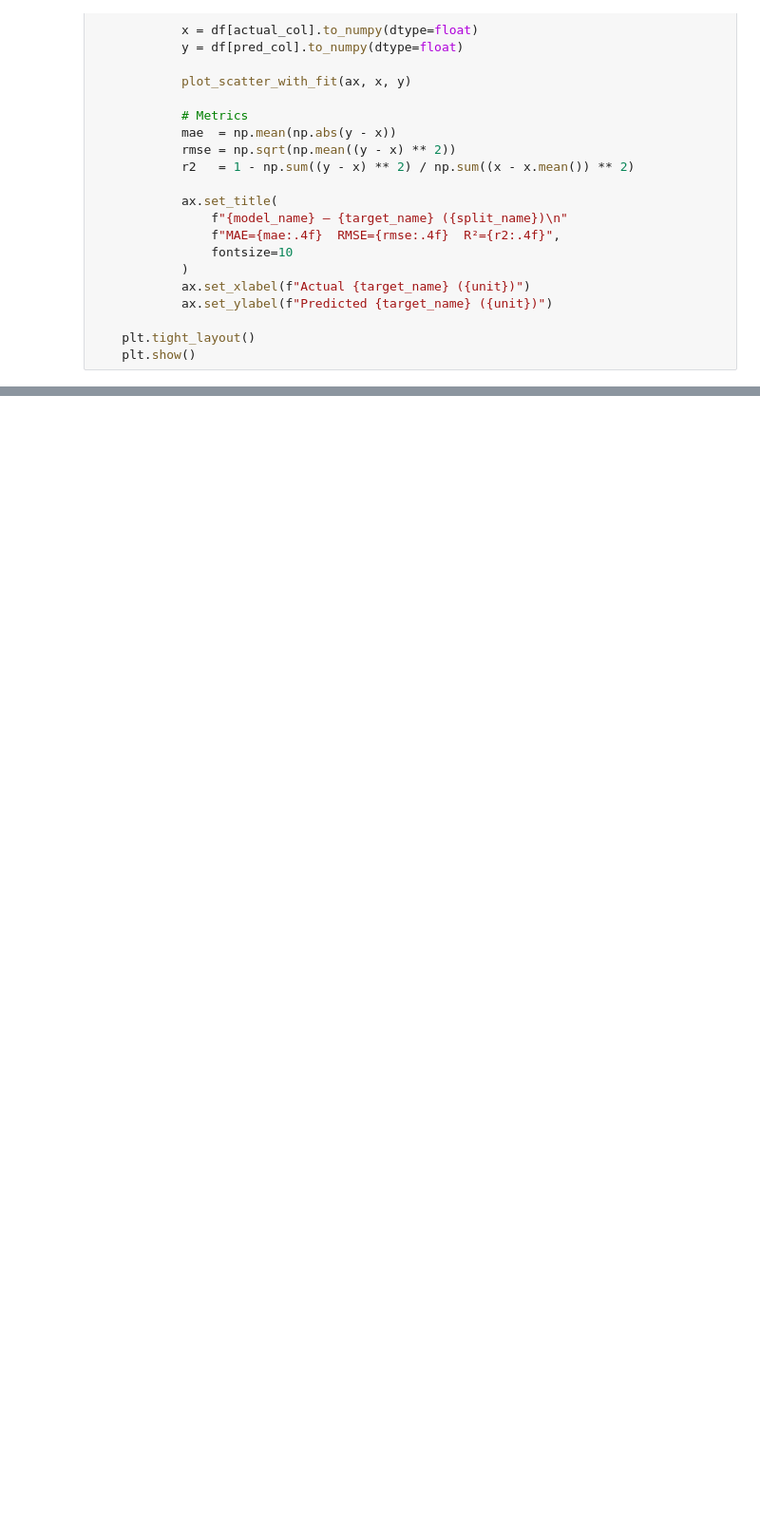
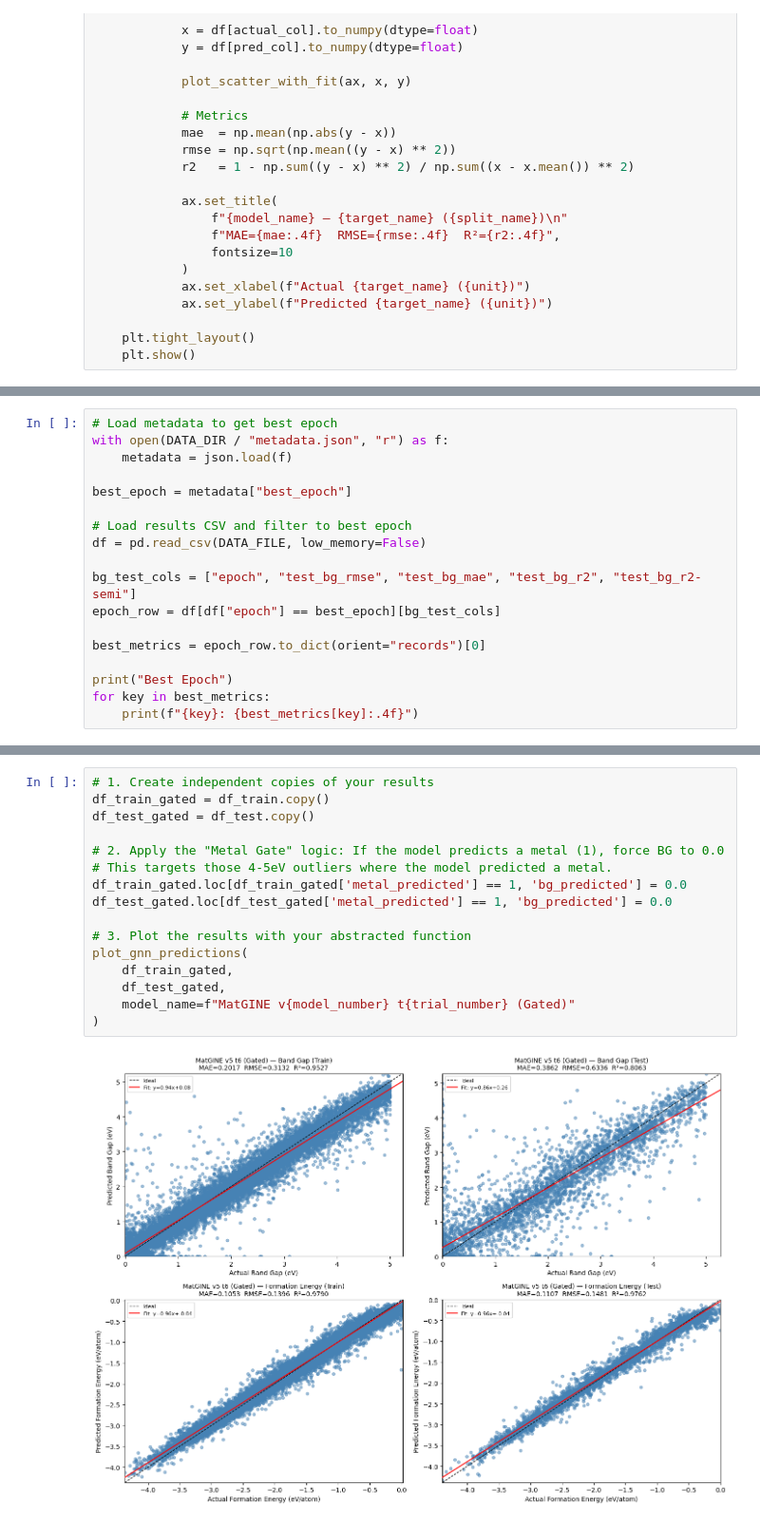
Before and after one commit to danmano411/bandgap-1-gnn, a Jupyter notebook: test-analysis/All_Loss_Curves.ipynb, the cells around one changed output, grey strips where cells are left out. Shown at 95% size. Drawn from its saved outputs; the diff is of its cells as text; blank space fills up the shorter version.

Commit message:
obtained adequate model and performed metric analysis

```diff
--- a/test-analysis/All_Loss_Curves.ipynb
+++ b/test-analysis/All_Loss_Curves.ipynb
@@ -177,0 +180,18 @@ plot_gnn_predictions(df_train, df_test, model_name=f"MatGINE v{model_number} t{t
+# %%
+# Load metadata to get best epoch
+with open(DATA_DIR / "metadata.json", "r") as f:
+    metadata = json.load(f)
+
+best_epoch = metadata["best_epoch"]
+
+# Load results CSV and filter to best epoch
+df = pd.read_csv(DATA_FILE, low_memory=False)
+
+bg_test_cols = ["epoch", "test_bg_rmse", "test_bg_mae", "test_bg_r2", "test_bg_r2-semi"]
+epoch_row = df[df["epoch"] == best_epoch][bg_test_cols]
+
+best_metrics = epoch_row.to_dict(orient="records")[0]
+
+print("Best Epoch")
+for key in best_metrics:
+    print(f"{key}: {best_metrics[key]:.4f}")
@@ -177,0 +219,18 @@ plot_gnn_predictions(df_train, df_test, model_name=f"MatGINE v{model_number} t{t
+# %%
+# 1. Create independent copies of your results
+df_train_gated = df_train.copy()
+df_test_gated = df_test.copy()
+
+# 2. Apply the "Metal Gate" logic: If the model predicts a metal (1), force BG to 0.0
+# This targets those 4-5eV outliers where the model predicted a metal.
+df_train_gated.loc[df_train_gated['metal_predicted'] == 1, 'bg_predicted'] = 0.0
+df_test_gated.loc[df_test_gated['metal_predicted'] == 1, 'bg_predicted'] = 0.0
+
+# 3. Plot the results with your abstracted function
+plot_gnn_predictions(
+    df_train_gated,
+    df_test_gated,
+    model_name=f"MatGINE v{model_number} t{trial_number} (Gated)"
+)
+# %% [output]
+[figure, added]
```
Also changed, not shown: parts of 14 cells of this notebook, 1 other file.
